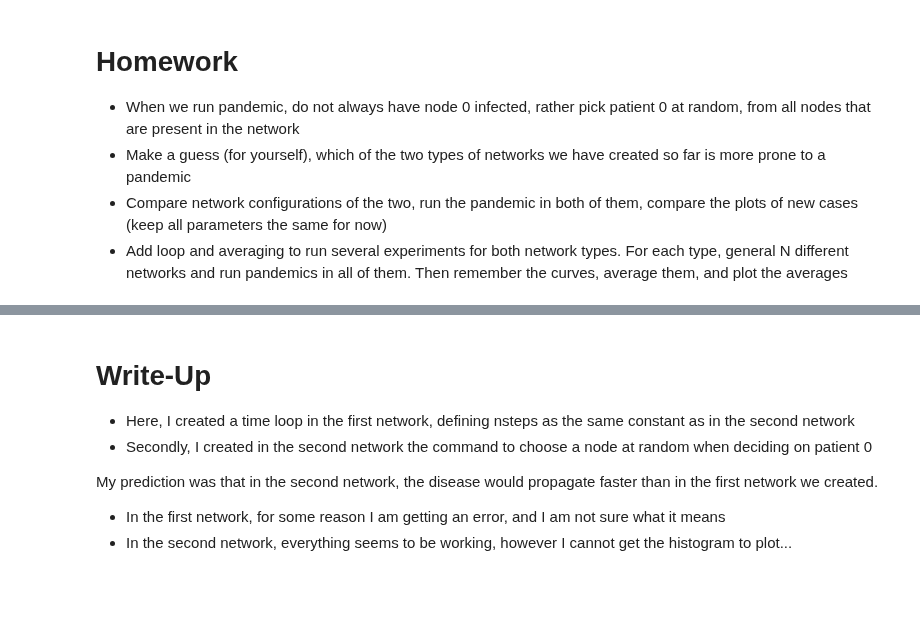
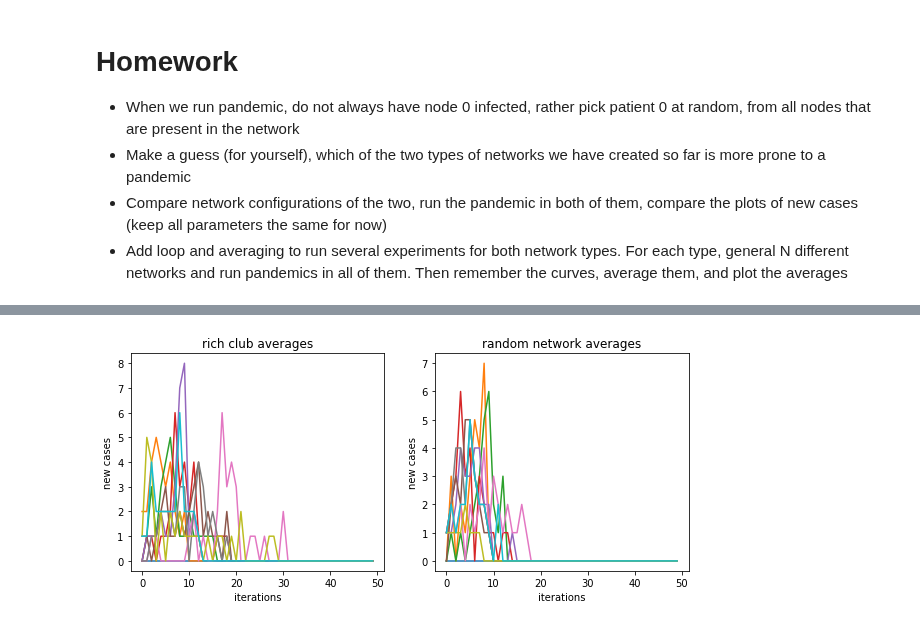
Before and after one commit to RachelMordecai7/Computational-Biology, a Jupyter notebook: Online Class 3, Disease Propagation + Homework.ipynb, the cells around one changed output, grey strips where cells are left out. Cells and saved outputs as stored; diff of their text form; code cells hidden in the pictures; blank space fills up the shorter version.

```diff
--- a/Online Class 3, Disease Propagation + Homework.ipynb
+++ b/Online Class 3, Disease Propagation + Homework.ipynb
@@ -259,10 +242,32 @@ np.histogram(a2, bins = [1,2,3,4,5,6,7])
-# %% [markdown]
-# Write-Up
-
-* Here, I created a time loop in the first network, defining nsteps as the same constant as in the second network
-* Secondly, I created in the second network the command to choose a node at random when deciding on patient 0
-
-My prediction was that in the second network, the disease would propagate faster than in the first network we created.
-
-* In the first network, for some reason I am getting an error, and I am not sure what it means
-* In the second network, everything seems to be working, however I cannot get the histogram to plot...
+# %%
+#Averaging networks, determining which is more likely to be susceptible to a pandemic
+
+nsteps = 50 #This model has 50 iterations
+ntrials = 10
+
+rich_club_avg = np.zeros(shape = (nsteps,ntrials)) #Creating an array for average values rich club network model
+random_network_avg = np.zeros(shape = (nsteps,ntrials)) #Creating an array for average values for random network model
+
+#Defining the figure
+plt.figure(figsize = (10,4))
+
+for i in range(1, ntrials):
+    rich_club_history = pandemic(rich_club_network(30), prob=0.5, nsteps=50)
+    rich_club_avg[:,i] = (rich_club_history)
+    random_network_history = pandemic(random_network(30), prob=0.5, nsteps=50)
+    random_network_avg[:,i] = (random_network_history)
+
+#Graphs for each subplot of averages
+plt.subplot(121)
+plt.plot(rich_club_avg)
+plt.title('rich club averages')
+plt.xlabel('iterations');
+plt.ylabel('new cases');
+
+plt.subplot(122)
+plt.plot(random_network_avg);
+plt.title("random network averages")
+plt.xlabel('iterations');
+plt.ylabel('new cases');
+# %% [output]
+[figure, added]
```
Also changed, not shown: parts of 10 cells of this notebook.
